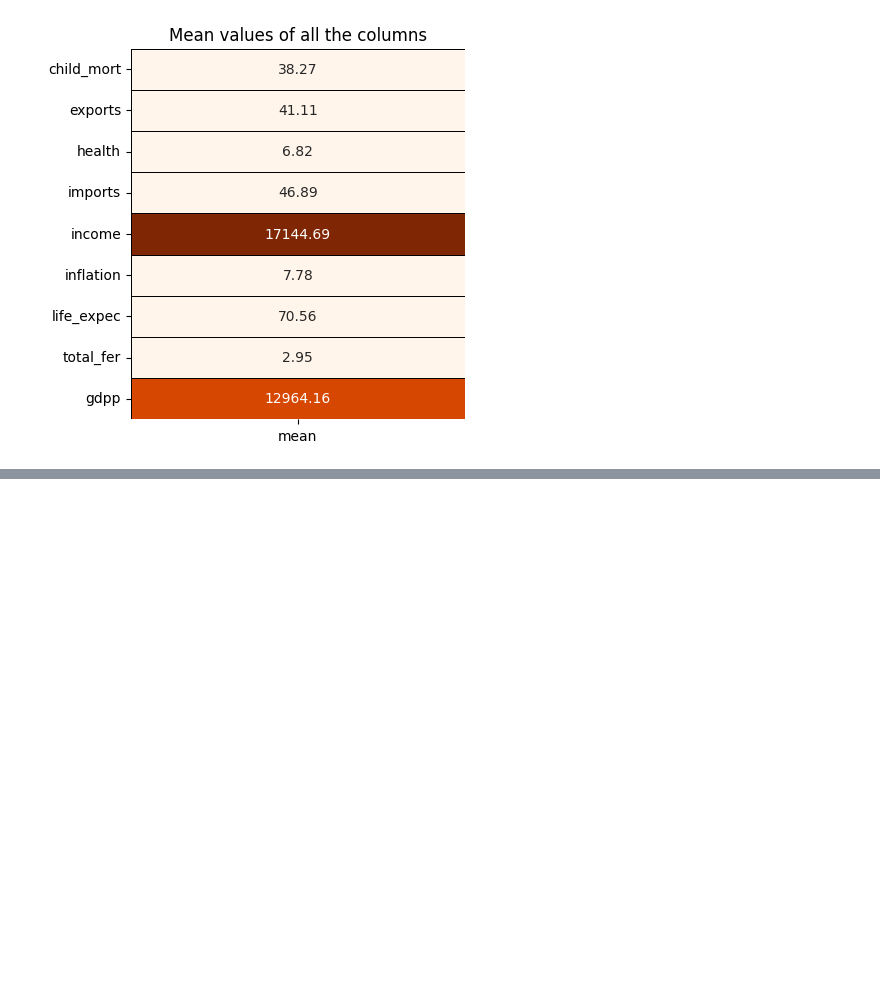
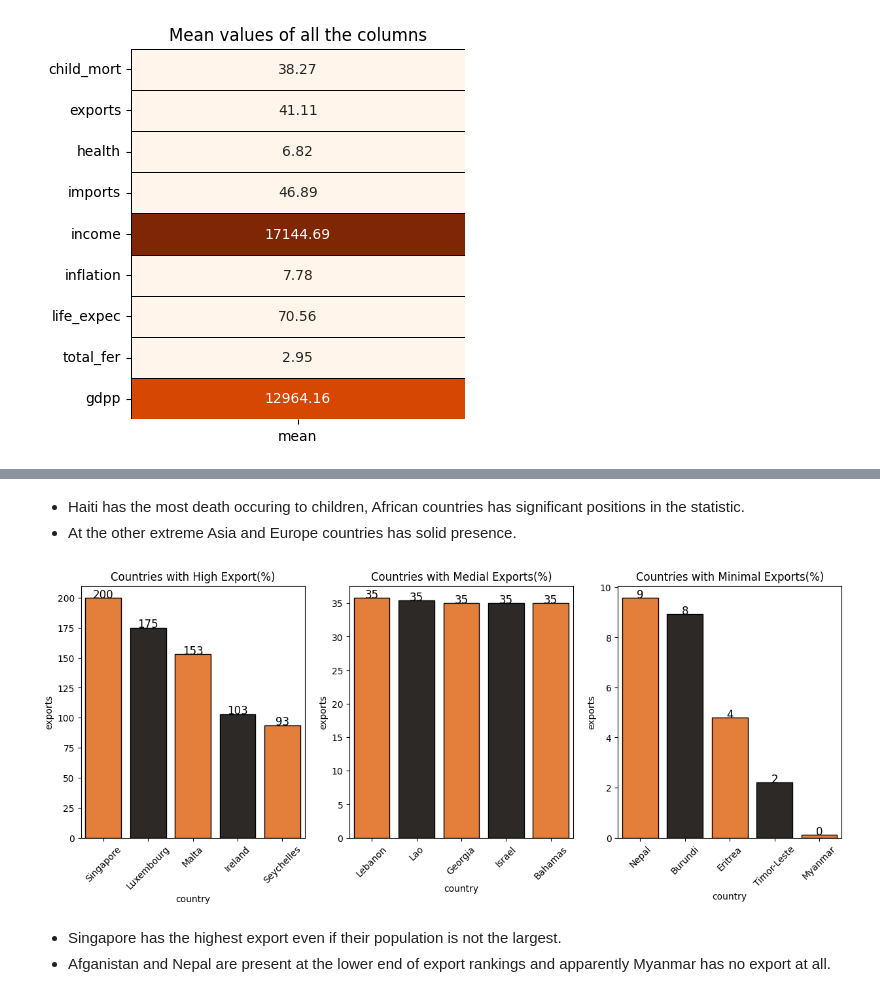
Before and after one commit to rizz045/Country-Data-Exploration-and-Preediction--Unsupervised-learning-, a Jupyter notebook: Country_Data_Exploration_and_Prediction.ipynb, the cells around one changed output, grey strips where cells are left out. Cells and saved outputs as stored; diff of their text form; code cells hidden in the pictures; blank space fills up the shorter version.

```diff
--- a/Country_Data_Exploration_and_Prediction.ipynb
+++ b/Country_Data_Exploration_and_Prediction.ipynb
@@ -103,0 +174,39 @@ fig.tight_layout(pad=3)
+# %% [markdown]
+* Haiti has the most death occuring to children, African countries has significant positions in the statistic.
+* At the other extreme Asia and Europe countries has solid presence.
+# %%
+fig = plt.subplots(nrows=1, ncols=3, figsize=(15, 5))
+plt.subplot(1, 3, 1)
+ax = sns.barplot(x = 'country', y='exports',
+                 data = df.sort_values(ascending=False, by='exports').iloc[:5],
+                 palette = colors, edgecolor='black')
+plt.title("Countries with High Export(%)")
+plt.xticks(rotation=45)
+for rect in ax.patches:
+    ax.text(rect.get_x() + rect.get_width()/2, rect.get_height(),
+            int(rect.get_height()), horizontalalignment='center', fontsize=12)
+
+plt.subplot(1, 3, 2)
+ax = sns.barplot(x='country', y='exports',
+                 data=df.sort_values(ascending=False, by='exports').iloc[81:86],
+                 palette=colors, edgecolor='black')
+plt.title("Countries with Medial Exports(%)")
+plt.xticks(rotation=45)
+for rect in ax.patches:
+    ax.text(rect.get_x() + rect.get_width()/2, rect.get_height(),
+            int(rect.get_height()), horizontalalignment='center', fontsize=12)
+
+plt.subplot(1, 3, 3)
+ax = sns.barplot(x='country', y='exports',
+                 data = df.sort_values(ascending=False, by='exports').iloc[-5:],
+                 palette=colors, edgecolor='black')
+plt.title("Countries with Minimal Exports(%)")
+plt.xticks(rotation=(45))
+for rect in ax.patches:
+    ax.text(rect.get_x()+rect.get_width()/2, rect.get_height(),
+            int(rect.get_height()), horizontalalignment='center', fontsize=12)
+# %% [output]
+[figure, added]
+# %% [markdown]
+* Singapore has the highest export even if their population is not the largest.
+* Afganistan and Nepal are present at the lower end of export rankings and apparently Myanmar has no export at all.
```
Also changed, not shown: parts of 7 cells of this notebook.
